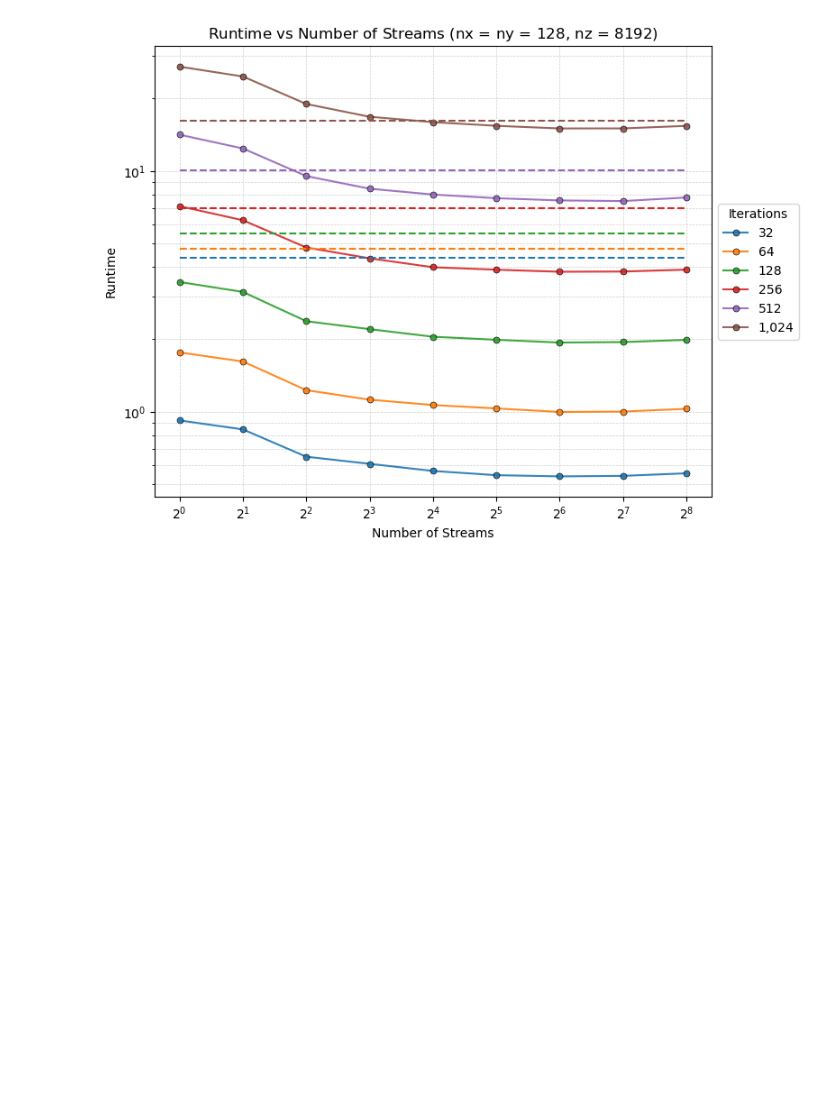
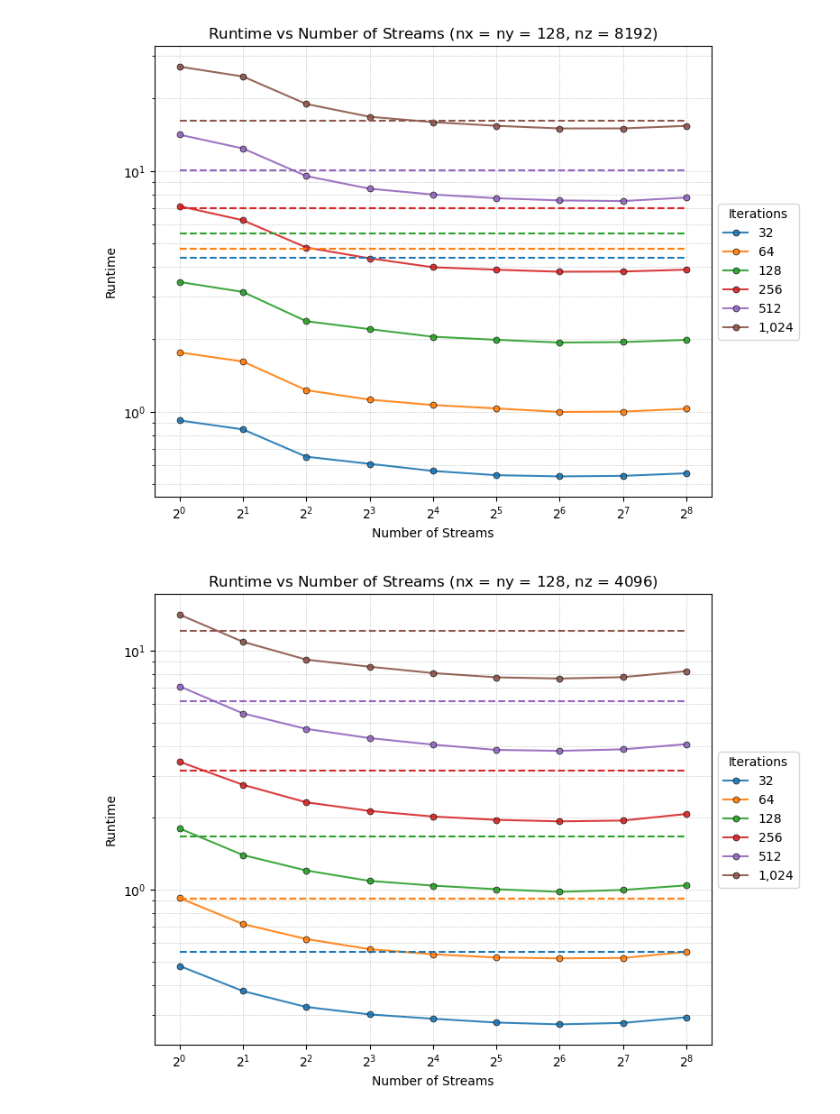
Before and after one commit to grafrap/HPC4WC-overlapping, a Jupyter notebook: measurements/stencil_cuda_vs_gt4py_plots.ipynb, the cells around one changed output. Drawn from its saved outputs; the diff is of its cells as text; code cells hidden in the pictures; blank space fills up the shorter version.

Commit message:
combi plot nz=4096/8192

```diff
--- a/measurements/stencil_cuda_vs_gt4py_plots.ipynb
+++ b/measurements/stencil_cuda_vs_gt4py_plots.ipynb
@@ -187,4 +187,46 @@ plt.savefig(f"stencil_runtime_vs_gt4py.pdf")
 plt.show()
 # %% [output]
 [figure]
+# %%
+numstreams = df_nz['NUM_STREAMS'].unique()
+numiters = df_nz['NUM_ITER'].unique()
+
+plt.figure(figsize=(8, 6))
+
+nz_fix = 2**12
+
+df_gt_nz = df_gt4py_gpu[df_gt4py_gpu['Nz'] == nz_fix]
+
+for idx, tsteps in enumerate(numiters):
+    sub_df = df_nz[(df_nz['NUM_ITER'] == tsteps) & (df_nz['Nz'] == nz_fix)]
+    times = np.array(sub_df['Time'])
+    improvement = times[0] / times
+
+    plt.plot(sub_df['NUM_STREAMS'], times,
+                 marker='o',                # Dots
+                 markersize=5,              # Similar to s=10 in scatter
+                 alpha=0.9,                 # Transparency
+                 markeredgecolor='black',  # Edge color
+                 markeredgewidth=0.5,      # Edge thickness
+                 label=f'{tsteps:,}')
+
+plt.xscale('log', base = 2)
+plt.yscale('log')
+plt.xlabel('Number of Streams')
+plt.ylabel('Runtime')
+plt.legend(loc='center left', bbox_to_anchor=(1, 0.5), title='Iterations')
+plt.title(f"Runtime vs Number of Streams (nx = ny = 128, nz = ${nz_fix}$)")
+plt.grid(True, which='both', linestyle='--', linewidth=0.5, alpha=0.6)
+
+for i,n in enumerate(numiters):
+    t_gt4py = df_gt_nz[df_gt_nz['NUM_ITER'] == n]['Time']
+    plt.plot([1,2**8], 2*[t_gt4py], '--', color=f'C{i}')
+
+# Add space on the right for the legend
+plt.subplots_adjust(right=0.75)
+plt.tight_layout()
+plt.savefig(f"stencil_runtime_vs_gt4py_2.pdf")
+plt.show()
+# %% [output]
+[figure, added]
 # %%
```
Also changed, not shown: parts of 8 cells of this notebook, 1 other file.
